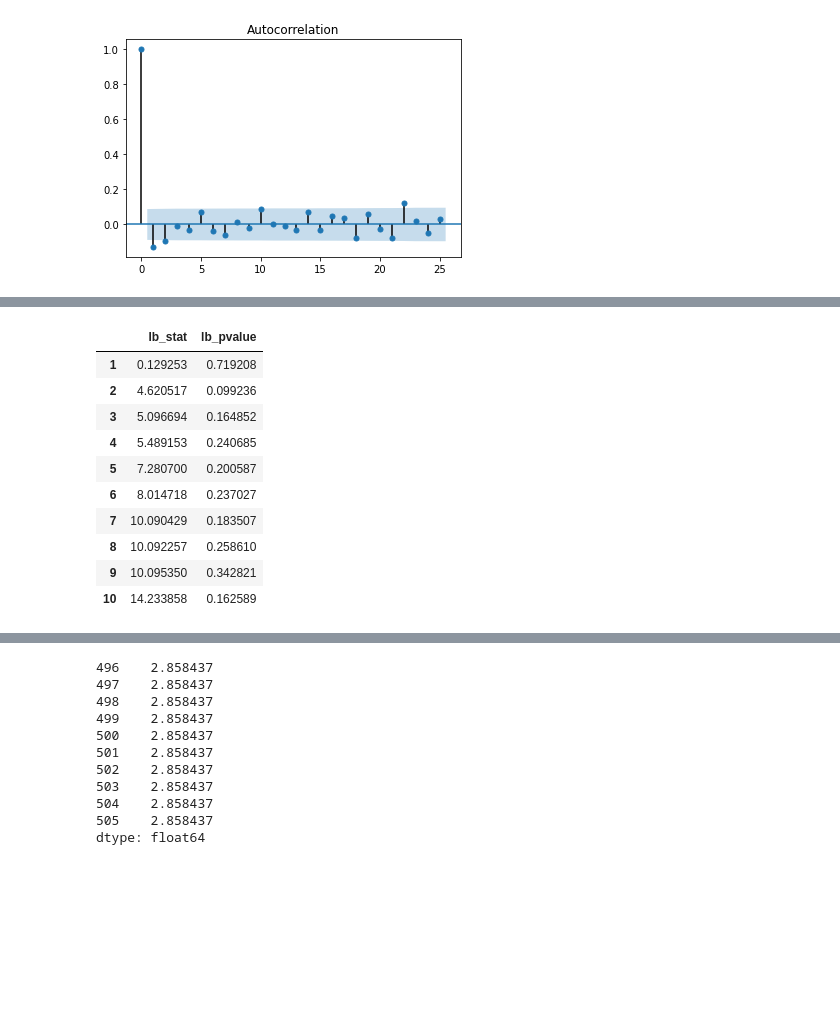
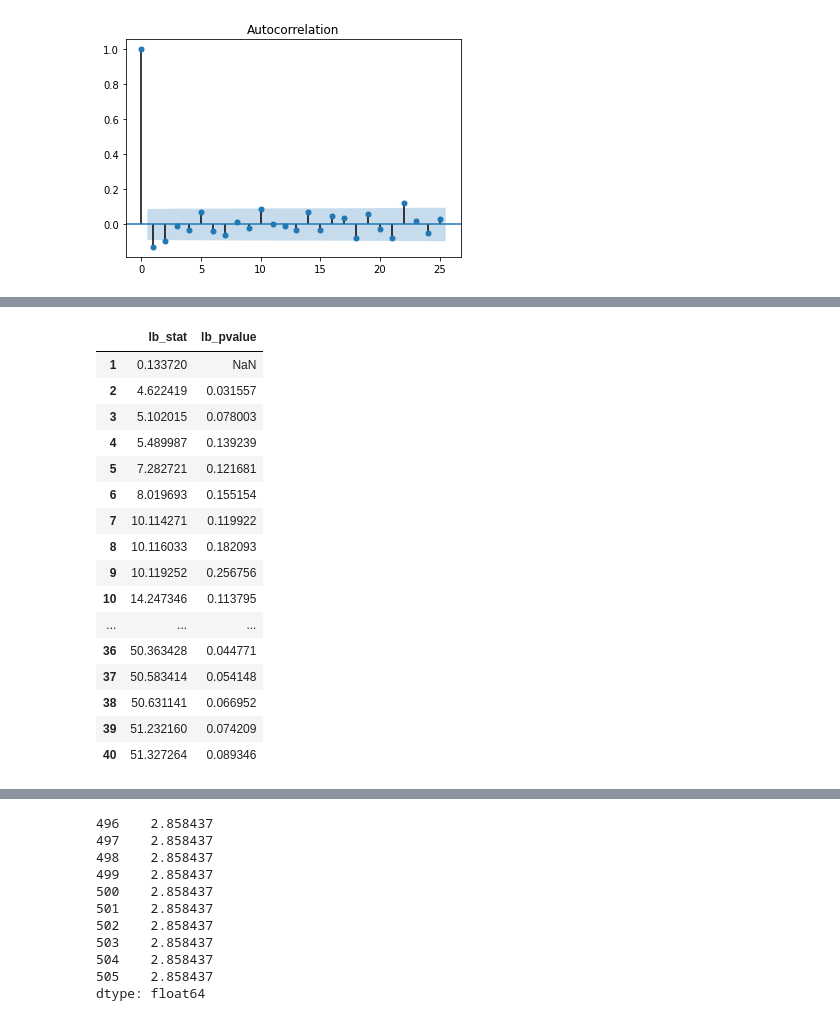
Before and after one commit to y-akbal/Tedu_Time_Series, a Jupyter notebook: W6/W6P3.ipynb, the cells around one changed output, grey strips where cells are left out. Saved outputs shown, nothing was run; the diff lists cells and outputs as text; code cells hidden in the pictures; blank space fills up the shorter version.

```diff
--- a/W6/W6P3.ipynb
+++ b/W6/W6P3.ipynb
@@ -152,19 +152,25 @@ Warnings:
 # %%
 from statsmodels.stats.diagnostic import acorr_ljungbox
 # %%
-statsmodels.stats.diagnostic.acorr_ljungbox(res.resid, return_df = True, lags = 10)
+statsmodels.stats.diagnostic.acorr_ljungbox(res.resid, return_df = True, model_df = 1)
 # %% [output]
 |  | lb_stat | lb_pvalue |
-| 1 | 0.129253 | 0.719208 |
-| 2 | 4.620517 | 0.099236 |
-| 3 | 5.096694 | 0.164852 |
-| 4 | 5.489153 | 0.240685 |
-| 5 | 7.280700 | 0.200587 |
-| 6 | 8.014718 | 0.237027 |
-| 7 | 10.090429 | 0.183507 |
-| 8 | 10.092257 | 0.258610 |
-| 9 | 10.095350 | 0.342821 |
-| 10 | 14.233858 | 0.162589 |
+| 1 | 0.133720 | NaN |
+| 2 | 4.622419 | 0.031557 |
+| 3 | 5.102015 | 0.078003 |
+| 4 | 5.489987 | 0.139239 |
+| 5 | 7.282721 | 0.121681 |
+| 6 | 8.019693 | 0.155154 |
+| 7 | 10.114271 | 0.119922 |
+| 8 | 10.116033 | 0.182093 |
+| 9 | 10.119252 | 0.256756 |
+| 10 | 14.247346 | 0.113795 |
+| ... | ... | ... |
+| 36 | 50.363428 | 0.044771 |
+| 37 | 50.583414 | 0.054148 |
+| 38 | 50.631141 | 0.066952 |
+| 39 | 51.232160 | 0.074209 |
+| 40 | 51.327264 | 0.089346 |
 # %%
 from statsmodels.tsa.api import ExponentialSmoothing, SimpleExpSmoothing, Holt
 # %%
```
Also changed, not shown: parts of 3 cells of this notebook.
